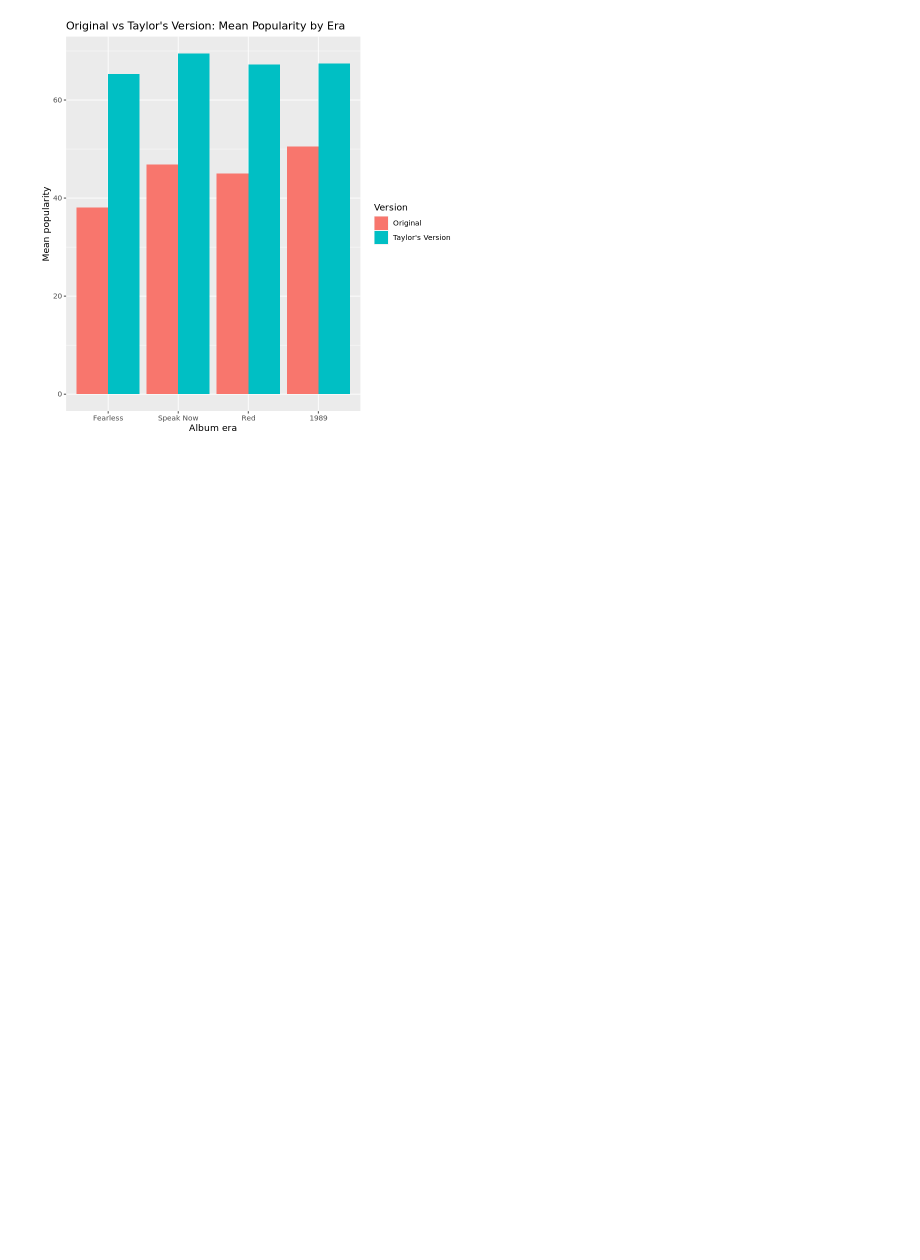
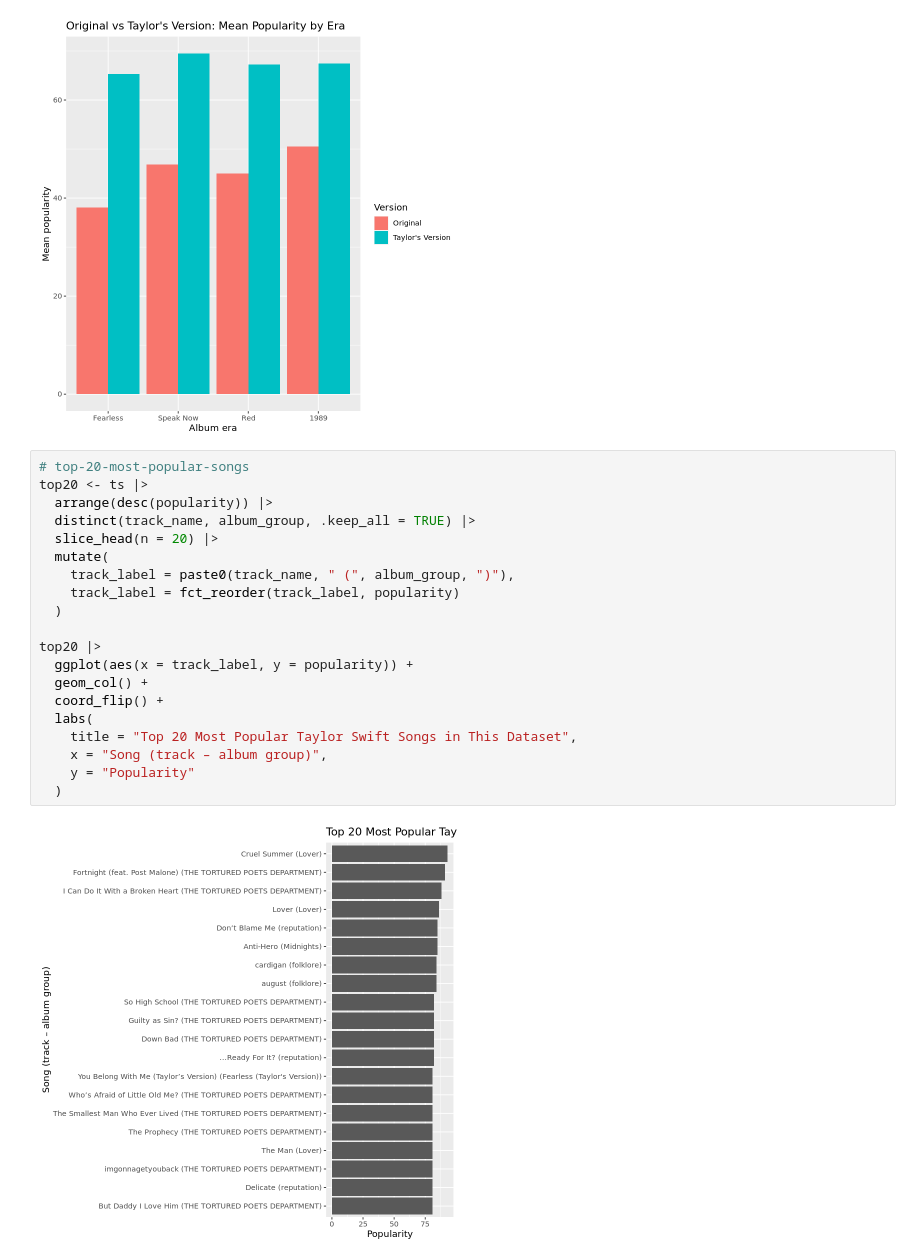
Before and after one commit to snwilke/bios-512-repo, a Jupyter notebook: BIOS512_FINAL.ipynb, the cells around one changed output. Cells and saved outputs as stored; diff of their text form; blank space fills up the shorter version.

Commit message:
more desc

```diff
--- a/BIOS512_FINAL.ipynb
+++ b/BIOS512_FINAL.ipynb
@@ -557,3 +564,25 @@ tv_summary |>
 # for all four eras (Fearless, Speak Now, Red, 1989), the Taylor’s Version releases have substantially higher mean popularity than the original albums, so the re‑recordings are doing better on Spotify in this dataset.
 # %% [output]
 [figure]
+# %%
+# top-20-most-popular-songs
+top20 <- ts |>
+  arrange(desc(popularity)) |>
+  distinct(track_name, album_group, .keep_all = TRUE) |>
+  slice_head(n = 20) |>
+  mutate(
+    track_label = paste0(track_name, " (", album_group, ")"),
+    track_label = fct_reorder(track_label, popularity)
+  )
+
+top20 |>
+  ggplot(aes(x = track_label, y = popularity)) +
+  geom_col() +
+  coord_flip() +
+  labs(
+    title = "Top 20 Most Popular Taylor Swift Songs in This Dataset",
+    x = "Song (track – album group)",
+    y = "Popularity"
+  )
+# %% [output]
+[figure, added]
```
Also changed, not shown: parts of 2 cells of this notebook.
